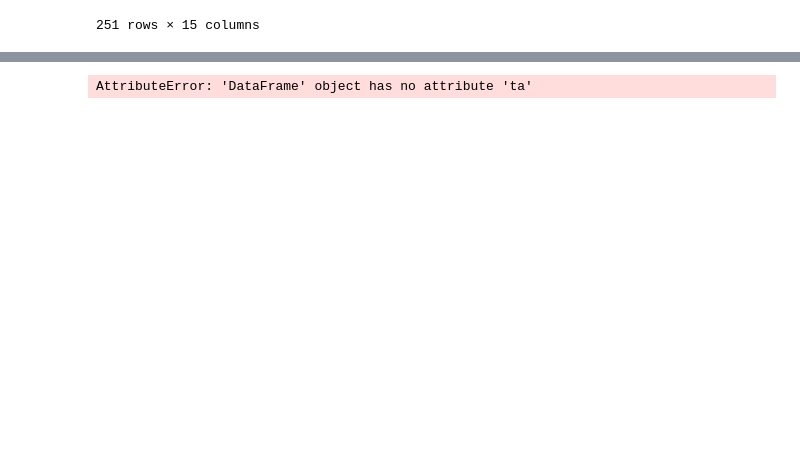
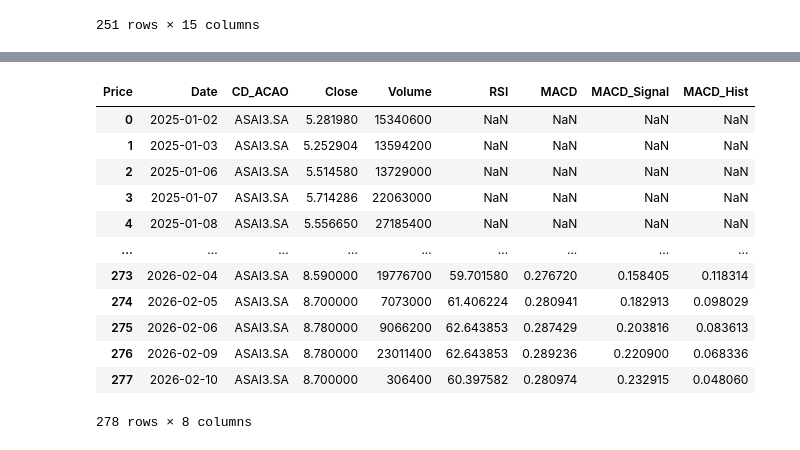
Before and after one commit to Rodri310/TCC_E, a Jupyter notebook: coleta de dados tcc.ipynb, the cells around one changed output, grey strips where cells are left out. Saved outputs shown, nothing was run; the diff lists cells and outputs as text; code cells hidden in the pictures; blank space fills up the shorter version.

Commit message:
adicionado talib para calcular indicadores MACD, RSI

```diff
--- a/coleta de dados tcc.ipynb
+++ b/coleta de dados tcc.ipynb
@@ -54,23 +34,22 @@ def obter_cotacoes(data_referencia, codigos_acoes):
     lista_dfs = []
 
     for cdgo in codigos_acoes:
+        # Baixar dados
         df = yf.download(cdgo, start=data_referencia, progress=False)
+
+        # Correção para MultiIndex do yfinance (se necessário)
         if isinstance(df.columns, pd.MultiIndex):
             df.columns = df.columns.droplevel(1)
 
         df = df.reset_index()
         df['CD_ACAO'] = cdgo
 
-        # Garante que as colunas existem antes de selecionar
+        # Selecionar colunas e adicionar à lista
         if 'Close' in df.columns and 'Volume' in df.columns:
             df = df[['Date', 'CD_ACAO', 'Close', 'Volume']]
             lista_dfs.append(df)
 
-    if lista_dfs:
-        df_final = pd.concat(lista_dfs, ignore_index=True)
-        return df_final
-    else:
-        return pd.DataFrame()
+    return lista_dfs
 data_referencia = '2025-01-01'
 # %%
 ne = obter_cotacoes(data_referencia, stock_codes_with_sa)
@@ -119,7 +75,23 @@ RSI = calcular_rsi(ne)
-# %%
-ticker = yf.Ticker("ASAI3.SA")
-# %% [output]
-AttributeError: 'DataFrame' object has no attribute 'ta'
 # %%
-rsi2= talib.RSI(ne['Close'].values)
-macd2 = talib.OBV(ne['Close'].values,ne['Volume'].astype(float).values)
+for df in ne:
+    df['RSI'] = talib.RSI(df['Close'].values, timeperiod=14)
+    macd, signal, hist = talib.MACD(df['Close'].values)
+    df['MACD'] = macd
+    df['MACD_Signal'] = signal
+    df['MACD_Hist'] = hist
+
+ne[1]
+# %% [output]
+| Price | Date | CD_ACAO | Close | Volume | RSI | MACD | MACD_Signal | MACD_Hist |
+| 0 | 2025-01-02 | ASAI3.SA | 5.281980 | 15340600 | NaN | NaN | NaN | NaN |
+| 1 | 2025-01-03 | ASAI3.SA | 5.252904 | 13594200 | NaN | NaN | NaN | NaN |
+| 2 | 2025-01-06 | ASAI3.SA | 5.514580 | 13729000 | NaN | NaN | NaN | NaN |
+| 3 | 2025-01-07 | ASAI3.SA | 5.714286 | 22063000 | NaN | NaN | NaN | NaN |
+| 4 | 2025-01-08 | ASAI3.SA | 5.556650 | 27185400 | NaN | NaN | NaN | NaN |
+| ... | ... | ... | ... | ... | ... | ... | ... | ... |
+| 273 | 2026-02-04 | ASAI3.SA | 8.590000 | 19776700 | 59.701580 | 0.276720 | 0.158405 | 0.118314 |
+| 274 | 2026-02-05 | ASAI3.SA | 8.700000 | 7073000 | 61.406224 | 0.280941 | 0.182913 | 0.098029 |
+| 275 | 2026-02-06 | ASAI3.SA | 8.780000 | 9066200 | 62.643853 | 0.287429 | 0.203816 | 0.083613 |
+| 276 | 2026-02-09 | ASAI3.SA | 8.780000 | 23011400 | 62.643853 | 0.289236 | 0.220900 | 0.068336 |
+| 277 | 2026-02-10 | ASAI3.SA | 8.700000 | 306400 | 60.397582 | 0.280974 | 0.232915 | 0.048060 |
+278 rows × 8 columns
```
Also changed, not shown: parts of 4 cells of this notebook, 1 other file.
